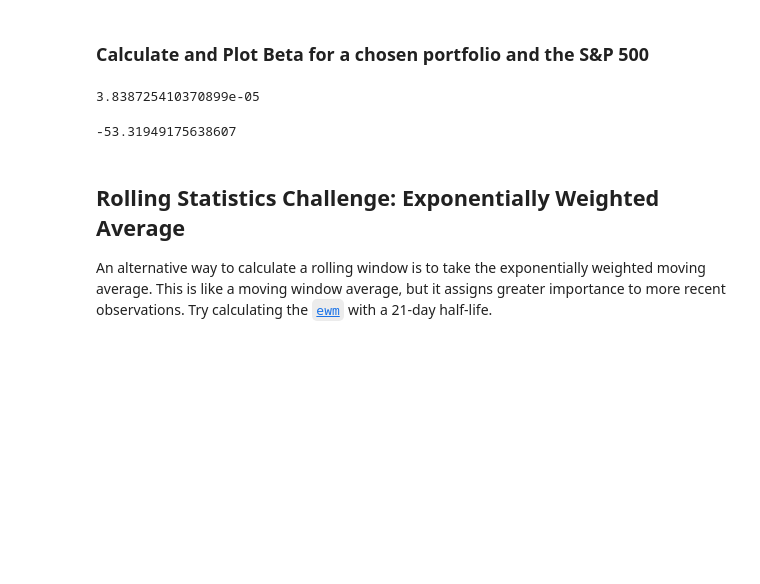
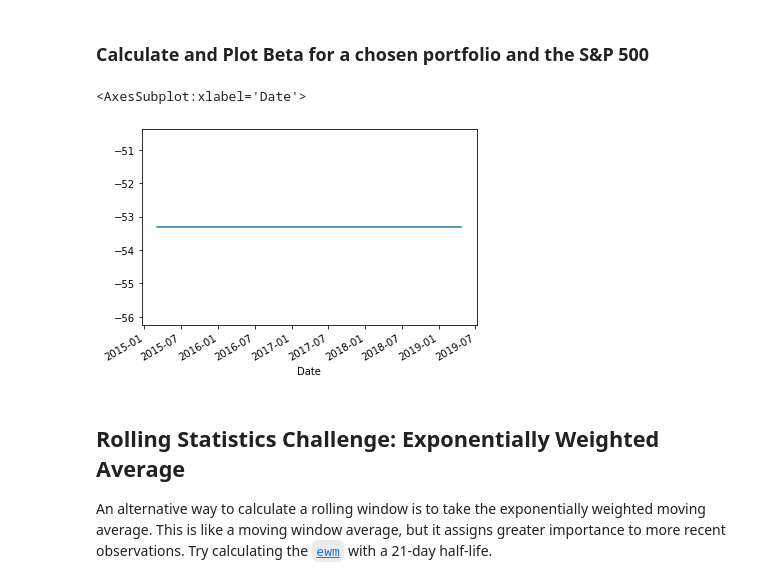
Before and after one commit to vdshulyak/python-pandas, a Jupyter notebook: whale_analysis.ipynb, the cells around one changed output. Drawn from its saved outputs; the diff is of its cells as text; code cells hidden in the pictures; blank space fills up the shorter version.

```diff
--- a/whale_analysis.ipynb
+++ b/whale_analysis.ipynb
@@ -32,7 +32,7 @@ Files:
 Read the Whale Portfolio daily returns and clean the data
 # %%
 # Reading whale returns
-df_whale_returns = pd.read_csv("~/OneDrive/Desktop/python-pandas-homework/whale_returns.csv" , index_col = "Date" ,  parse_dates=True, infer_datetime_format=True)
+df_whale_returns = pd.read_csv("C:/Users/Val/Desktop/python-pandas-homework/whale_returns.csv" , index_col = "Date" ,  parse_dates=True, infer_datetime_format=True)
 # %%
 # Count nulls
 df_whale_returns.isnull().sum()
@@ -287,19 +295,24 @@ sns.heatmap(correlation, vmin = -1, vmax = 1)
 ### Calculate and Plot Beta for a chosen portfolio and the S&P 500
 # %%
 # Calculate covariance of a single portfolio
-covariance = combined_df['Algo 1'].cov(combined_df['S&P 500'])
-covariance
+combined_df['covariance_Algo_1'] = combined_df['Algo 1'].cov(combined_df['S&P 500'])
+
+
+#covariance
 # Calculate variance of S&P 500
-variance = combined_df['S&P 500'].var()
 
-print(variance)
+combined_df['variance'] = combined_df['S&P 500'].var()
+
+#print(variance)
 # Computing beta
-algo_1_beta = covariance / variance
+
+combined_df['algo_1_beta'] = combined_df['covariance_Algo_1'] / combined_df['variance']
 
 # Plot beta trend
+combined_df["algo_1_beta"].plot()
 # %% [output]
-3.838725410370899e-05
+<AxesSubplot:xlabel='Date'>
--53.31949175638607
+[figure, added]
 # %% [markdown]
 ## Rolling Statistics Challenge: Exponentially Weighted Average
 
```
Also changed, not shown: parts of 34 cells of this notebook.
